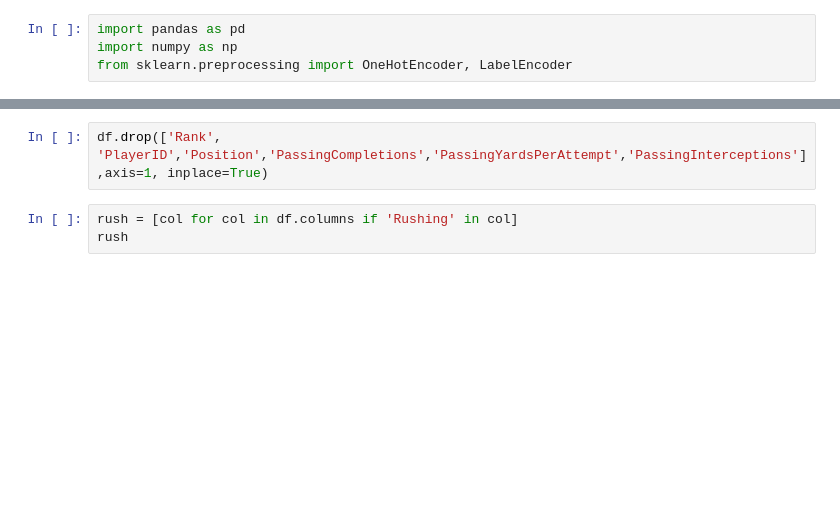
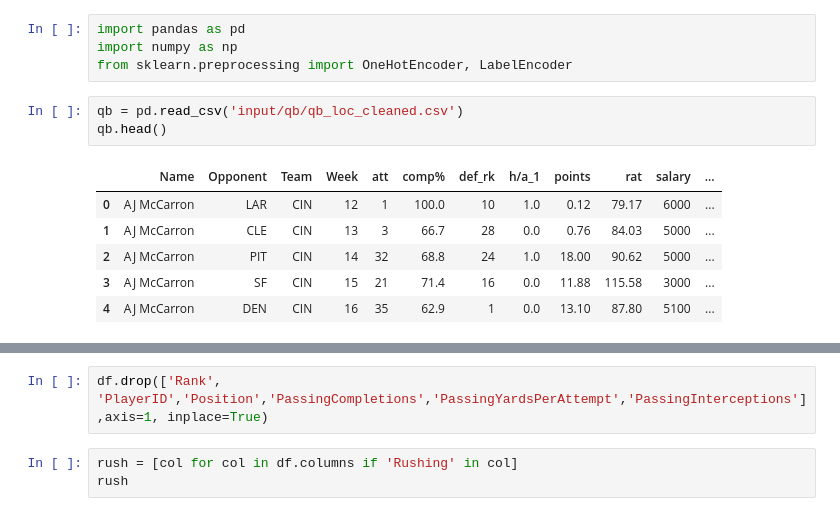
Before and after one commit to bobbdyai73/draftkings, a Jupyter notebook: feature_engineering.ipynb, the cells around one changed output, grey strips where cells are left out. Drawn from its saved outputs; the diff is of its cells as text; blank space fills up the shorter version.

```diff
--- a/feature_engineering.ipynb
+++ b/feature_engineering.ipynb
@@ -2,3 +2,13 @@
 import pandas as pd
 import numpy as np
 from sklearn.preprocessing import OneHotEncoder, LabelEncoder
+# %%
+qb = pd.read_csv('input/qb/qb_loc_cleaned.csv')
+qb.head()
+# %% [output]
+|  | Name | Opponent | Team | Week | att | comp% | def_rk | h/a_1 | points | rat | salary | ... |
+| 0 | AJ McCarron | LAR | CIN | 12 | 1 | 100.0 | 10 | 1.0 | 0.12 | 79.17 | 6000 | ... |
+| 1 | AJ McCarron | CLE | CIN | 13 | 3 | 66.7 | 28 | 0.0 | 0.76 | 84.03 | 5000 | ... |
+| 2 | AJ McCarron | PIT | CIN | 14 | 32 | 68.8 | 24 | 1.0 | 18.00 | 90.62 | 5000 | ... |
+| 3 | AJ McCarron | SF | CIN | 15 | 21 | 71.4 | 16 | 0.0 | 11.88 | 115.58 | 3000 | ... |
+| 4 | AJ McCarron | DEN | CIN | 16 | 35 | 62.9 | 1 | 0.0 | 13.10 | 87.80 | 5100 | ... |
```
Also changed, not shown: parts of 37 cells of this notebook, 8 other files.
